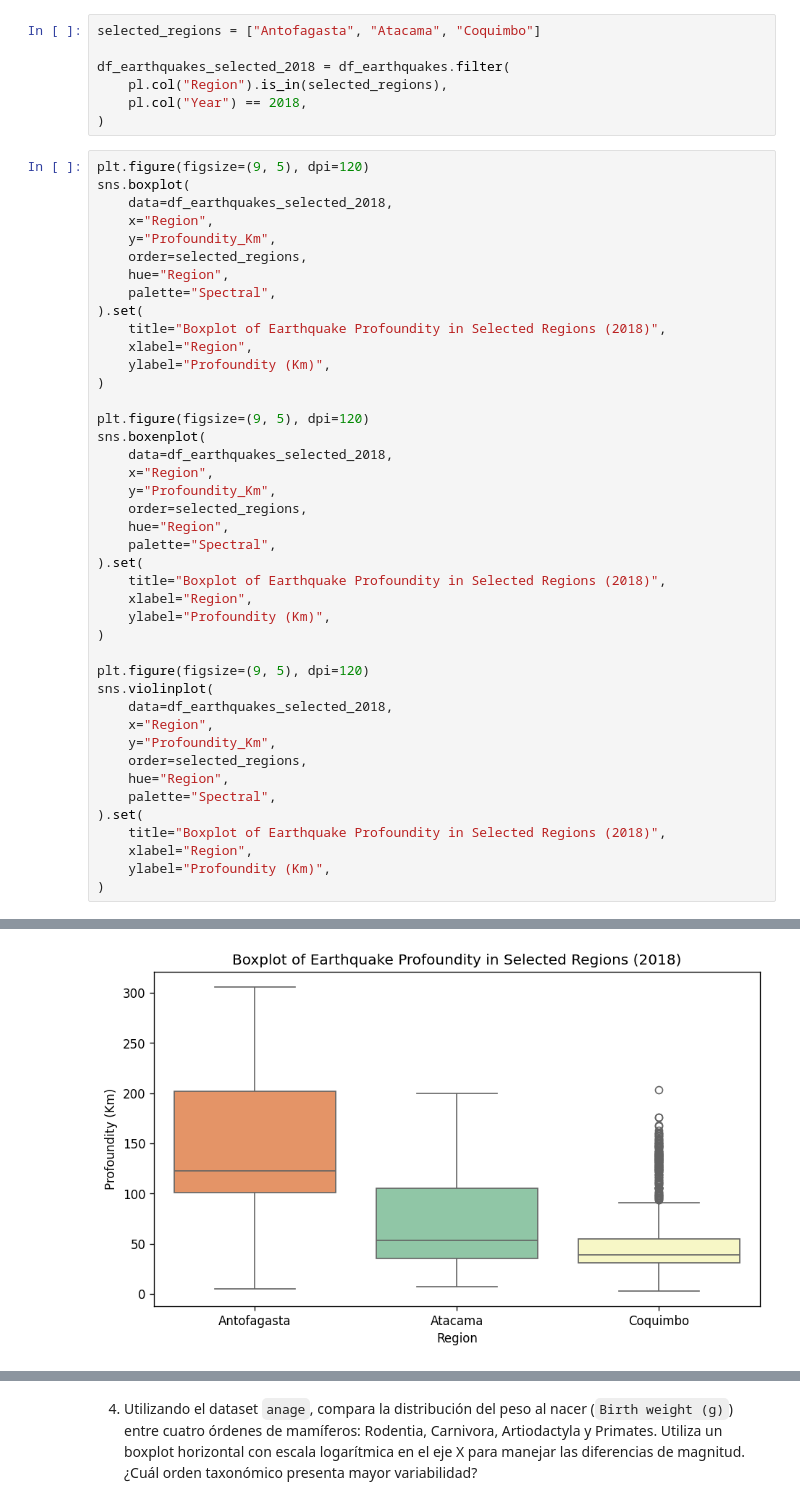
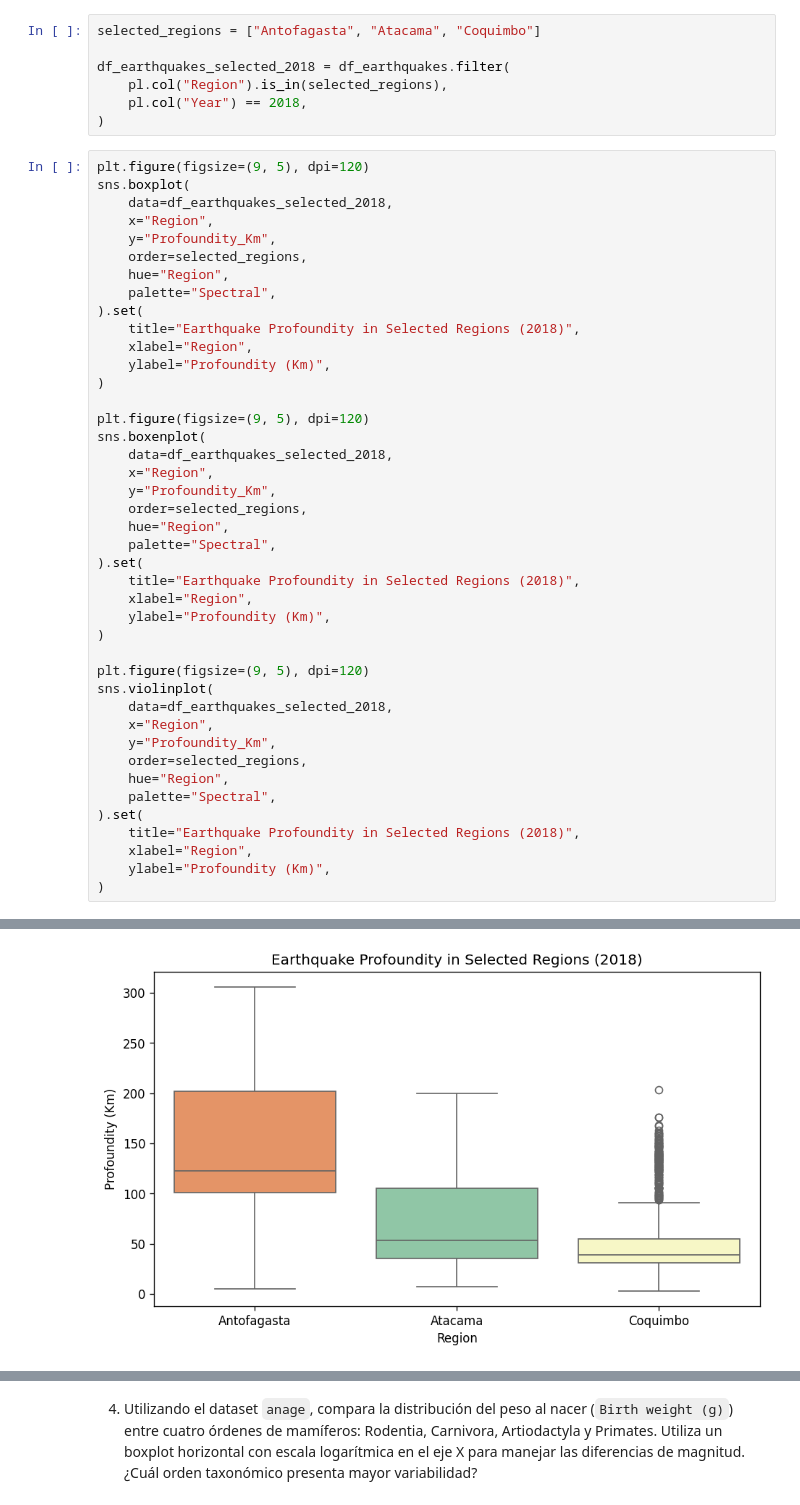
Before and after one commit to JacquelineAldridge/data-visualization-notebooks, a Jupyter notebook: tareas/3.6/solutions.ipynb, the cells around one changed output, grey strips where cells are left out. Saved outputs shown, nothing was run; the diff lists cells and outputs as text.

```diff
--- a/tareas/3.6/solutions.ipynb
+++ b/tareas/3.6/solutions.ipynb
@@ -105,7 +105,7 @@ sns.boxplot(
     hue="Region",
     palette="Spectral",
 ).set(
-    title="Boxplot of Earthquake Profoundity in Selected Regions (2018)",
+    title="Earthquake Profoundity in Selected Regions (2018)",
     xlabel="Region",
     ylabel="Profoundity (Km)",
 )
@@ -119,7 +119,7 @@ sns.boxenplot(
     hue="Region",
     palette="Spectral",
 ).set(
-    title="Boxplot of Earthquake Profoundity in Selected Regions (2018)",
+    title="Earthquake Profoundity in Selected Regions (2018)",
     xlabel="Region",
     ylabel="Profoundity (Km)",
 )
@@ -133,7 +133,7 @@ sns.violinplot(
     hue="Region",
     palette="Spectral",
 ).set(
-    title="Boxplot of Earthquake Profoundity in Selected Regions (2018)",
+    title="Earthquake Profoundity in Selected Regions (2018)",
     xlabel="Region",
     ylabel="Profoundity (Km)",
 )
@@ -142,3 +142,3 @@ sns.violinplot(
  Text(0.5, 0, 'Region'),
  Text(0, 0.5, 'Profoundity (Km)')]
-[figure, old version]
+[figure, new version]
```
Also changed, not shown: parts of 4 cells of this notebook.
